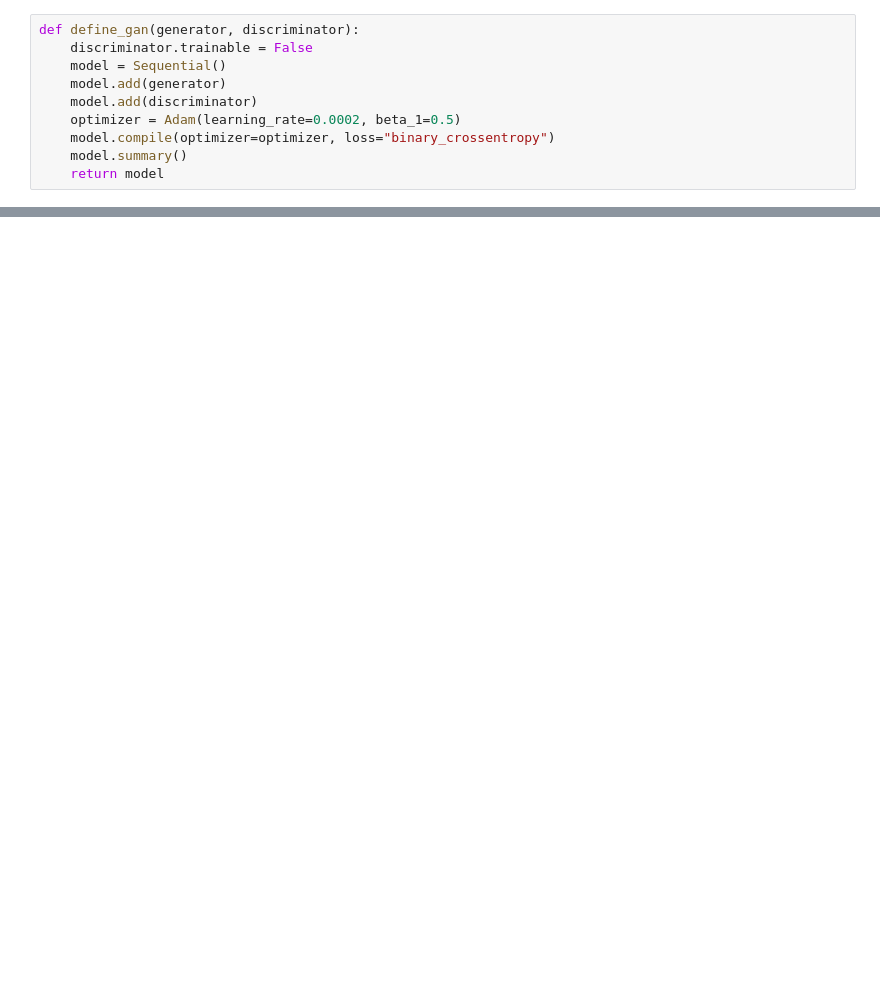
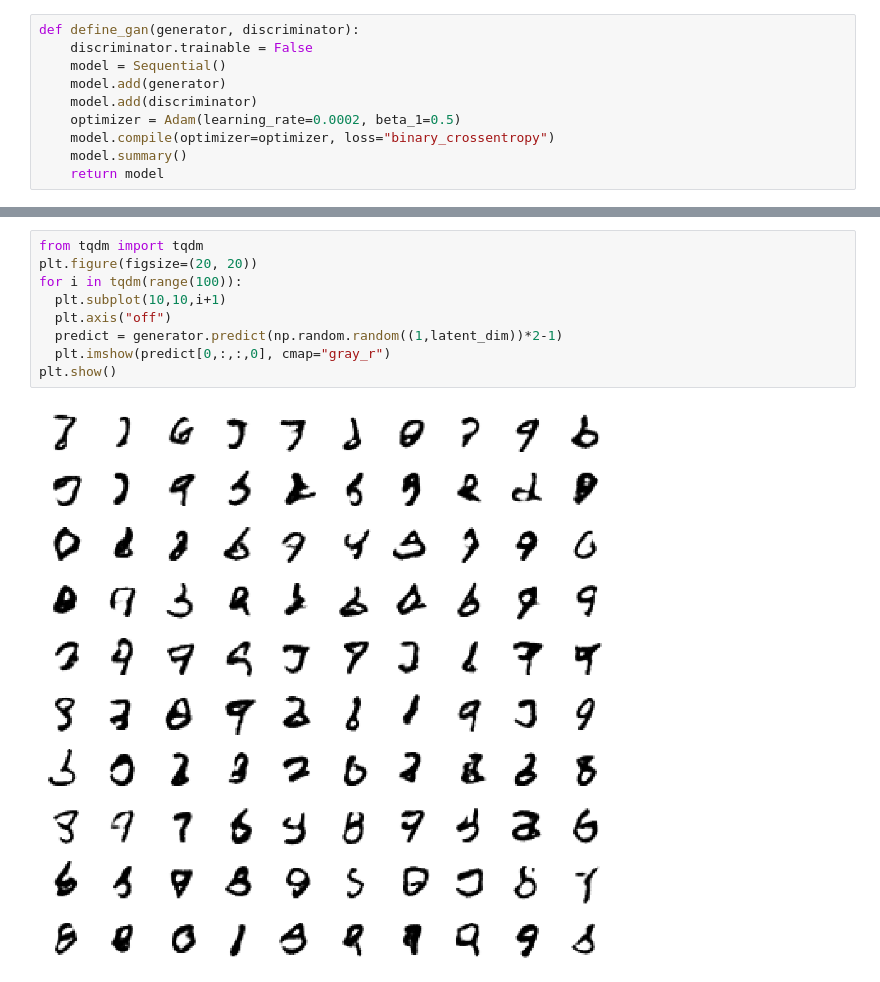
Before and after one commit to azhar1038/GAN, a Jupyter notebook: 2_DCGAN_MNIST.ipynb, the cells around one changed output, grey strips where cells are left out. Drawn from its saved outputs; the diff is of its cells as text; blank space fills up the shorter version.

```diff
--- a/2_DCGAN_MNIST.ipynb
+++ b/2_DCGAN_MNIST.ipynb
@@ -190,0 +232,11 @@ Epoch    0 => Real Accuracy = 1.000, Fake Accuracy = 0.920
+# %%
+from tqdm import tqdm
+plt.figure(figsize=(20, 20))
+for i in tqdm(range(100)):
+  plt.subplot(10,10,i+1)
+  plt.axis("off")
+  predict = generator.predict(np.random.random((1,latent_dim))*2-1)
+  plt.imshow(predict[0,:,:,0], cmap="gray_r")
+plt.show()
+# %% [output]
+[figure, added]
```
Also changed, not shown: parts of 20 cells of this notebook.
